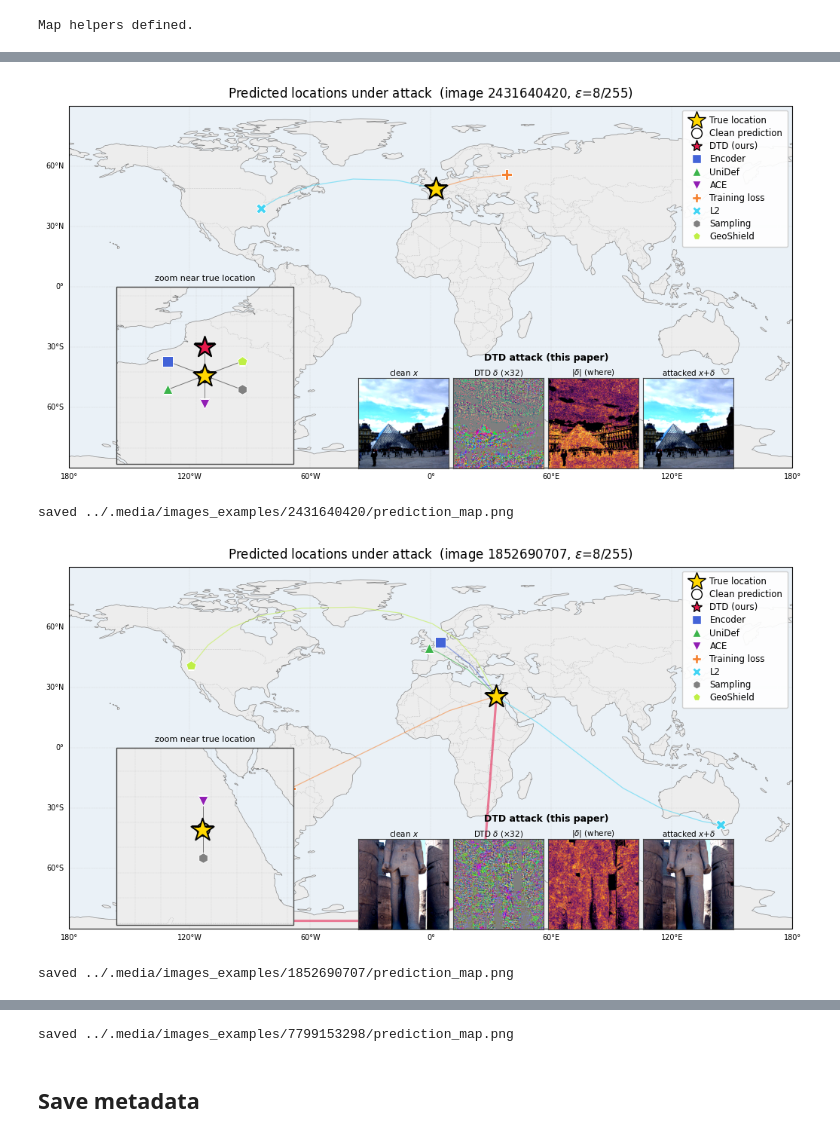
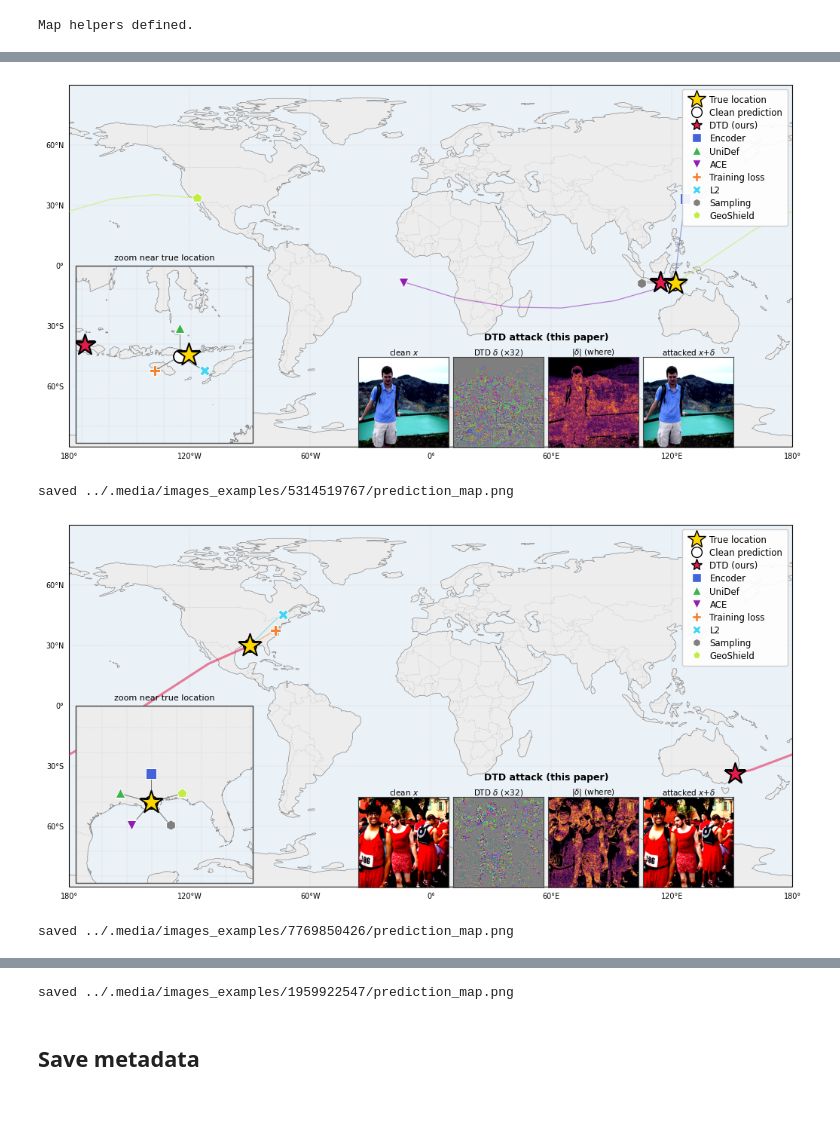
Before and after one commit to matol-16/geographic-privacy, a Jupyter notebook: adversarial_demo/demo_notebooks/Show Image Examples.ipynb, the cells around one changed output, grey strips where cells are left out. Saved outputs shown, nothing was run; the diff lists cells and outputs as text; code cells hidden in the pictures; blank space fills up the shorter version.

Commit message:
Add additional plots

```diff
--- a/adversarial_demo/demo_notebooks/Show Image Examples.ipynb
+++ b/adversarial_demo/demo_notebooks/Show Image Examples.ipynb
@@ -580,39 +582,39 @@ for iid in example_ids:
     lat_c, lon_c = float(near[:, 0].mean()), float(near[:, 1].mean())
     span = max(7.0, float(np.ptp(near[:, 0])) * 1.7, float(np.ptp(near[:, 1])) * 1.7)
     ext = [lon_c - span / 2, lon_c + span / 2, lat_c - span / 2, lat_c + span / 2]
-    axins = fig.add_axes([0.045, 0.085, 0.26, 0.42], projection=ccrs.PlateCarree())
+    axins = fig.add_axes([0.0, 0.085, 0.26, 0.42], projection=ccrs.PlateCarree())
     axins.set_extent(ext, crs=ccrs.PlateCarree())
     _style_map(axins, labels=False)
     preds_in = {l: p for l, p in preds.items()
                 if ext[0] <= p[1] <= ext[1] and ext[2] <= p[0] <= ext[3]}
     _draw_points(axins, true_gps, clean_pred, preds_in, with_connectors=False, fan_span=span)
     for s in axins.spines.values():
         s.set_edgecolor("#444444"); s.set_linewidth(1.0)
     axins.set_title("zoom near true location", fontsize=8)
 
     # DTD perturbation panels overlaid on the map's (empty) Southern-Ocean band, so the
     # figure stays map-width rather than growing a side column.
     add_dtd_panels(fig, d, x0=0.345, y0=0.075, w=0.1)
     if "dtd" in preds:
         dtd_km = float(haversine_km(tuple(clean_pred), preds["dtd"])[0])
         # fig.text(0.715, 0.14, f"DTD shifts the prediction\nby {dtd_km:,.0f} km",
         #          ha="center", va="center", fontsize=9, color="#7a0a22",
         #          bbox=dict(boxstyle="round,pad=0.35", fc="#fdeef1", ec="#e6194B", lw=1.0))
 
     # legend overlaid inside the map's top-right corner (semi-transparent so markers behind
     # it stay readable). No external margin => bbox_inches="tight" trims the figure to the map.
     leg = ax.legend(handles=legend_handles(preds), loc="upper right",
                     fontsize=8.5, frameon=True, framealpha=0.92, facecolor="white",
                     edgecolor="#cccccc", borderpad=0.6, labelspacing=0.35, handletextpad=0.5)
     leg.set_zorder(20)
 
-    ax.set_title(f"Predicted locations under attack  (image {iid}, $\\epsilon$={round(ATTACK_BUDGET*255)}/255)",
-                 fontsize=12, pad=8)
     fig.savefig(d / "prediction_map.png", dpi=200, bbox_inches="tight")
+    #also save in max quality for paper:
+    fig.savefig(d / "prediction_map_max.pdf", dpi=1200,    bbox_inches="tight",)
     plt.show()
     print("saved", d / "prediction_map.png")
 # %% [output]
-[figure, old version]
+[figure, new version]
-saved ../.media/images_examples/2431640420/prediction_map.png
+saved ../.media/images_examples/5314519767/prediction_map.png
-[figure, old version]
+[figure, new version]
-saved ../.media/images_examples/1852690707/prediction_map.png
+saved ../.media/images_examples/7769850426/prediction_map.png
@@ -620,4 +622,4 @@ saved ../.media/images_examples/1852690707/prediction_map.png
-saved ../.media/images_examples/7799153298/prediction_map.png
+saved ../.media/images_examples/1959922547/prediction_map.png
 # %% [markdown]
 ## Save metadata
 # %%
```
Also changed, not shown: parts of 5 cells of this notebook, 14 other files.
